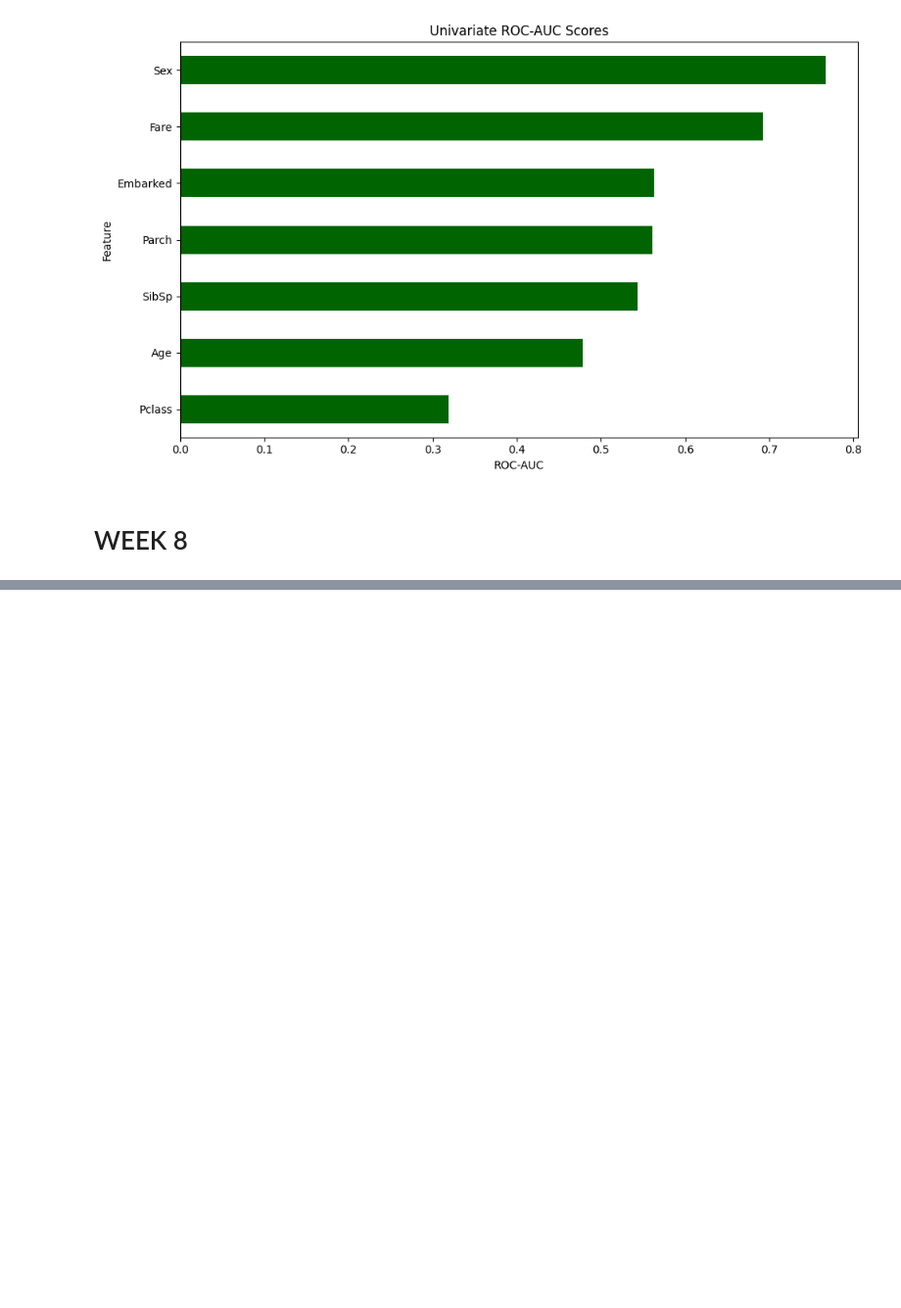
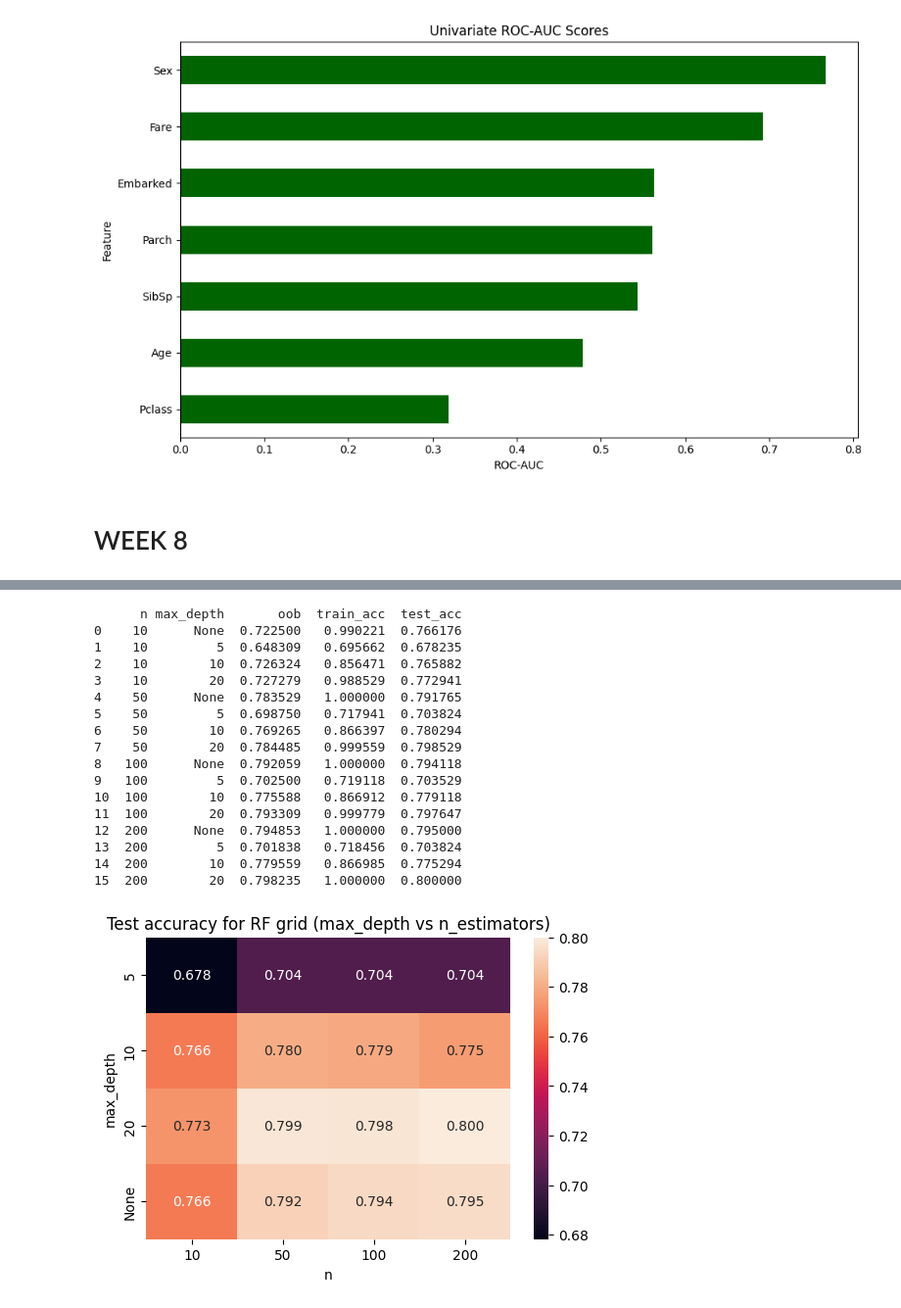
Before and after one commit to V4T5AV/ML, a Jupyter notebook: ML.ipynb, the cells around one changed output, grey strips where cells are left out. Shown at 98% size. Saved outputs shown, nothing was run; the diff lists cells and outputs as text; code cells hidden in the pictures; blank space fills up the shorter version.

```diff
--- a/ML.ipynb
+++ b/ML.ipynb
@@ -797,0 +989,48 @@ plt.show()
+# %%
+#...........Task 4 — Bagging / Random Forest exploration (n_estimators, max_depth, oob_score)..........
+
+#Increasing n_estimators usually increases test accuracy slightly and decreases variance (oob becomes more stable).
+#max_depth=None (fully grown trees) often raises training accuracy a lot but may not improve test accuracy — this shows overfitting if test_acc drops relative to shallower trees.
+#OOB score gives an internal estimate of generalization without a separate validation set; compare oob with test_acc.
+
+results = []
+n_list = [10,50,100,200]
+depth_list = [None,5,10,20]
+imp = SimpleImputer(strategy='median')
+Xtr_imp = imp.fit_transform(X_train)
+Xte_imp = imp.transform(X_test)
+for n in n_list:
+    for md in depth_list:
+        rf = RandomForestClassifier(n_estimators=n, max_depth=md, oob_score=True, random_state=42, n_jobs=-1)
+        rf.fit(Xtr_imp, y_train)
+        oob = rf.oob_score_ if hasattr(rf, 'oob_score_') else None
+        train_acc = rf.score(Xtr_imp, y_train)
+        test_acc = accuracy_score(y_test, rf.predict(Xte_imp))
+        results.append({'n': n, 'max_depth': md if md is not None else 'None', 'oob': oob, 'train_acc': train_acc, 'test_acc': test_acc})
+
+res_df = pd.DataFrame(results)
+print(res_df)
+pivot = res_df.pivot(index='max_depth', columns='n', values='test_acc')
+plt.figure(figsize=(6,4))
+sns.heatmap(pivot, annot=True, fmt=".3f")
+plt.title('Test accuracy for RF grid (max_depth vs n_estimators)')
+plt.show()
+# %% [output]
+      n max_depth       oob  train_acc  test_acc
+0    10      None  0.722500   0.990221  0.766176
+1    10         5  0.648309   0.695662  0.678235
+2    10        10  0.726324   0.856471  0.765882
+3    10        20  0.727279   0.988529  0.772941
+4    50      None  0.783529   1.000000  0.791765
+5    50         5  0.698750   0.717941  0.703824
+6    50        10  0.769265   0.866397  0.780294
+7    50        20  0.784485   0.999559  0.798529
+8   100      None  0.792059   1.000000  0.794118
+9   100         5  0.702500   0.719118  0.703529
+10  100        10  0.775588   0.866912  0.779118
+11  100        20  0.793309   0.999779  0.797647
+12  200      None  0.794853   1.000000  0.795000
+13  200         5  0.701838   0.718456  0.703824
+14  200        10  0.779559   0.866985  0.775294
+15  200        20  0.798235   1.000000  0.800000
+[figure, added]
```
Also changed, not shown: parts of 5 cells of this notebook.
